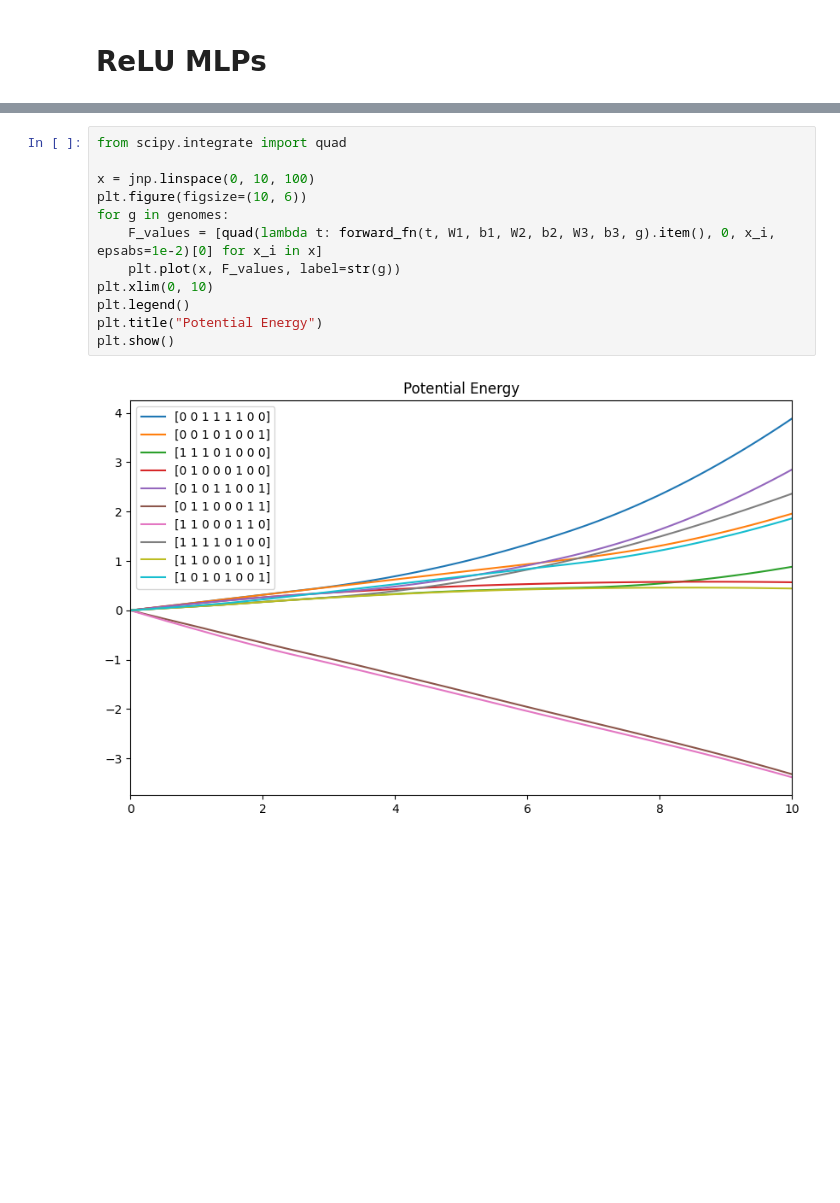
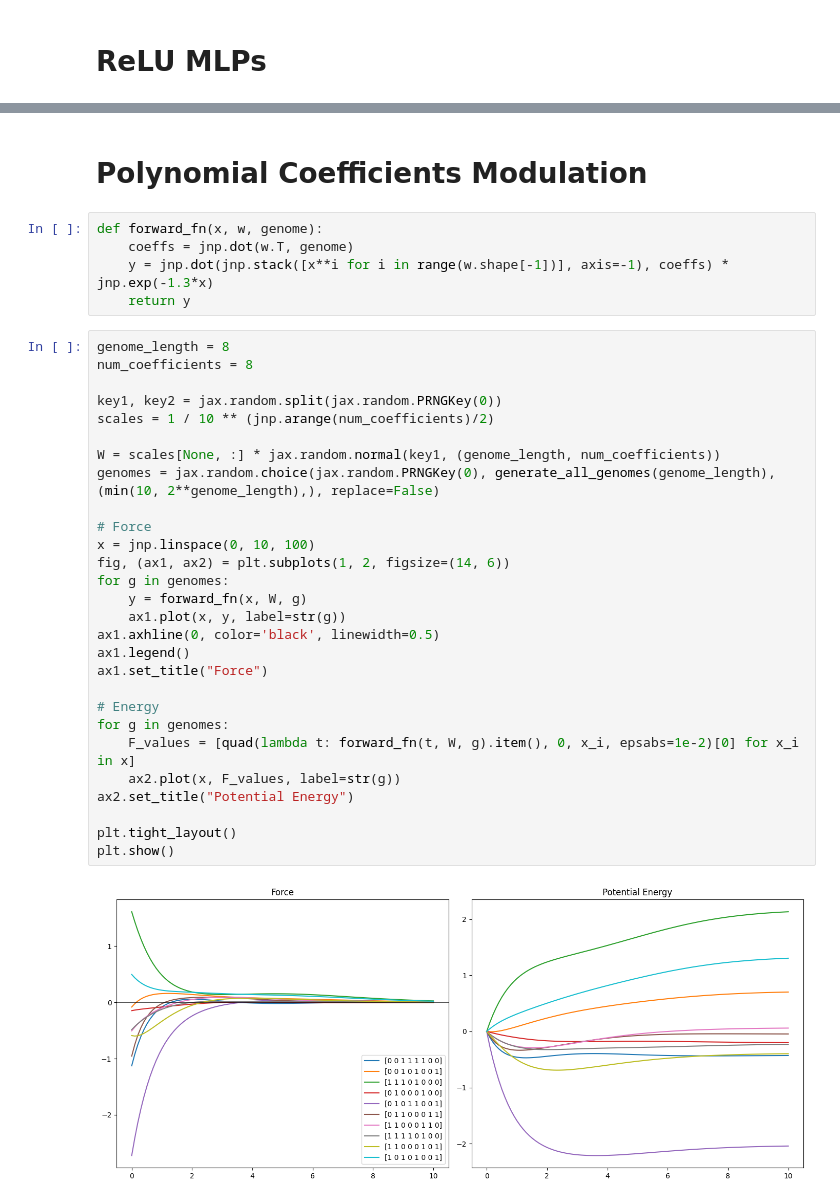
Before and after one commit to clement-bonnet/alife, a Jupyter notebook: alife/genome/genome.ipynb, the cells around one changed output, grey strips where cells are left out. Saved outputs shown, nothing was run; the diff lists cells and outputs as text; blank space fills up the shorter version.

Commit message:
feat: polynomial basis

```diff
--- a/alife/genome/genome.ipynb
+++ b/alife/genome/genome.ipynb
@@ -55,14 +67,37 @@ plt.show()
-# %%
-from scipy.integrate import quad
-
-x = jnp.linspace(0, 10, 100)
-plt.figure(figsize=(10, 6))
-for g in genomes:
-    F_values = [quad(lambda t: forward_fn(t, W1, b1, W2, b2, W3, b3, g).item(), 0, x_i, epsabs=1e-2)[0] for x_i in x]
-    plt.plot(x, F_values, label=str(g))
-plt.xlim(0, 10)
-plt.legend()
-plt.title("Potential Energy")
-plt.show()
-# %% [output]
-[figure, removed]
+# %% [markdown]
+# Polynomial Coefficients Modulation
+# %%
+def forward_fn(x, w, genome):
+    coeffs = jnp.dot(w.T, genome)
+    y = jnp.dot(jnp.stack([x**i for i in range(w.shape[-1])], axis=-1), coeffs) * jnp.exp(-1.3*x)
+    return y
+# %%
+genome_length = 8
+num_coefficients = 8
+
+key1, key2 = jax.random.split(jax.random.PRNGKey(0))
+scales = 1 / 10 ** (jnp.arange(num_coefficients)/2)
+
+W = scales[None, :] * jax.random.normal(key1, (genome_length, num_coefficients))
+genomes = jax.random.choice(jax.random.PRNGKey(0), generate_all_genomes(genome_length), (min(10, 2**genome_length),), replace=False)
+
+# Force
+x = jnp.linspace(0, 10, 100)
+fig, (ax1, ax2) = plt.subplots(1, 2, figsize=(14, 6))
+for g in genomes:
+    y = forward_fn(x, W, g)
+    ax1.plot(x, y, label=str(g))
+ax1.axhline(0, color='black', linewidth=0.5)
+ax1.legend()
+ax1.set_title("Force")
+
+# Energy
+for g in genomes:
+    F_values = [quad(lambda t: forward_fn(t, W, g).item(), 0, x_i, epsabs=1e-2)[0] for x_i in x]
+    ax2.plot(x, F_values, label=str(g))
+ax2.set_title("Potential Energy")
+
+plt.tight_layout()
+plt.show()
+# %% [output]
+[figure, added]
```
Also changed, not shown: parts of 6 cells of this notebook.
